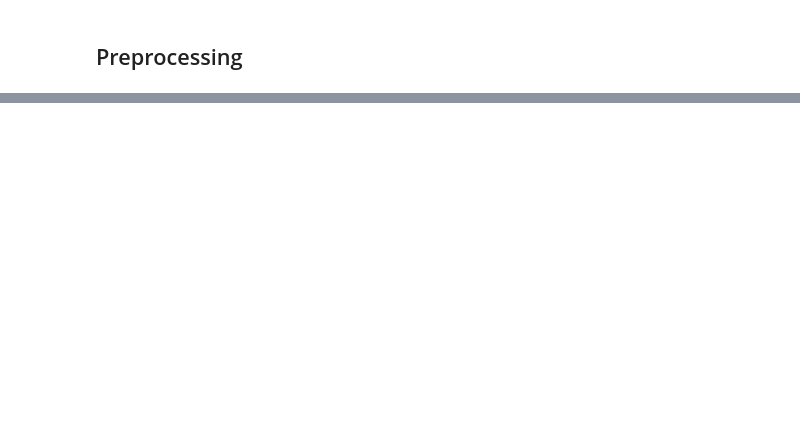
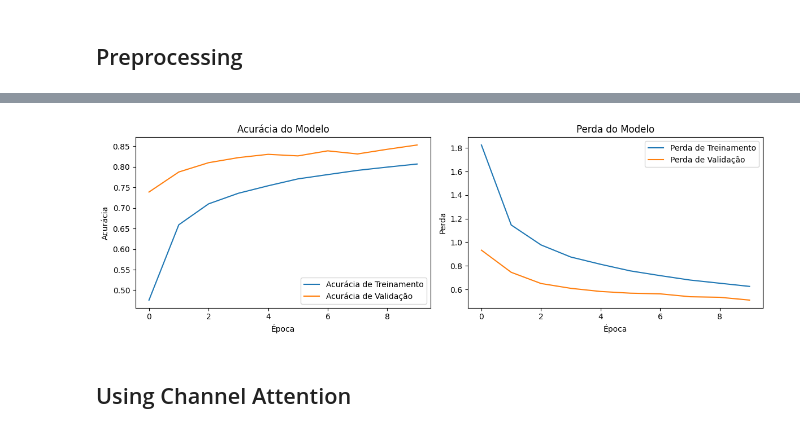
Before and after one commit to ledsouza/deep-learning-audio-recognition, a Jupyter notebook: audio_recognition.ipynb, the cells around one changed output, grey strips where cells are left out. Cells and saved outputs as stored; diff of their text form; code cells hidden in the pictures; blank space fills up the shorter version.

Commit message:
Channel Attention

```diff
--- a/audio_recognition.ipynb
+++ b/audio_recognition.ipynb
@@ -103,0 +247,2 @@ def paths_and_labels_to_dataset(audio_paths, labels):
+# %%
+num_labels = len(np.unique(all_labels))
@@ -103,0 +251,20 @@ def paths_and_labels_to_dataset(audio_paths, labels):
+# %%
+model_spectrogram = models.Sequential([
+    layers.Input(shape=input_shape),
+    layers.Resizing(32, 32),
+    norm_layer,
+    layers.Conv2D(32, 3, activation='relu'),
+    layers.Conv2D(64, 3, activation='relu'),
+    layers.MaxPooling2D(),
+    layers.Dropout(0.25),
+    layers.Flatten(),
+    layers.Dense(128, activation='relu'),
+    layers.Dropout(0.5),
+    layers.Dense(num_labels, activation='softmax')
+])
+# %%
+model_spectrogram.compile(optimizer='adam',
+                          loss='sparse_categorical_crossentropy',
+                          metrics=['accuracy'])
+# %%
+history_spectrogram = model_spectrogram.fit(train_spec, epochs=10, validation_data=val_spec)
@@ -103,0 +292,6 @@ def paths_and_labels_to_dataset(audio_paths, labels):
+# %%
+plot_history(history_spectrogram)
+# %% [output]
+[figure, added]
+# %% [markdown]
+## Using Channel Attention
```
Also changed, not shown: parts of 38 cells of this notebook, 2 other files.
